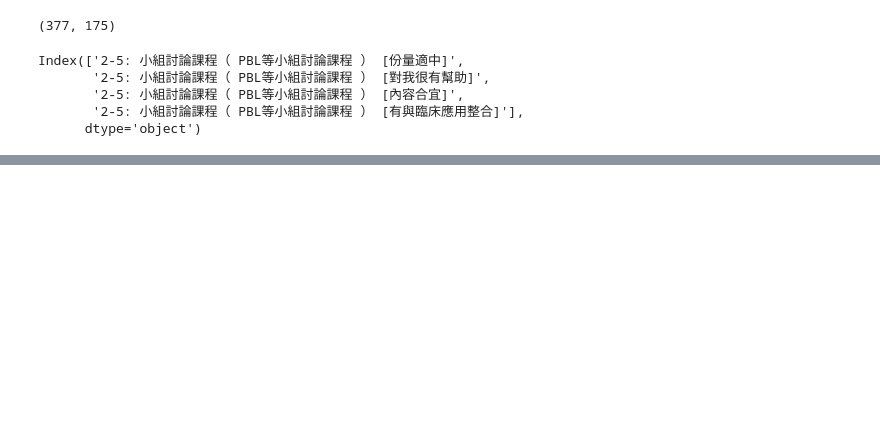
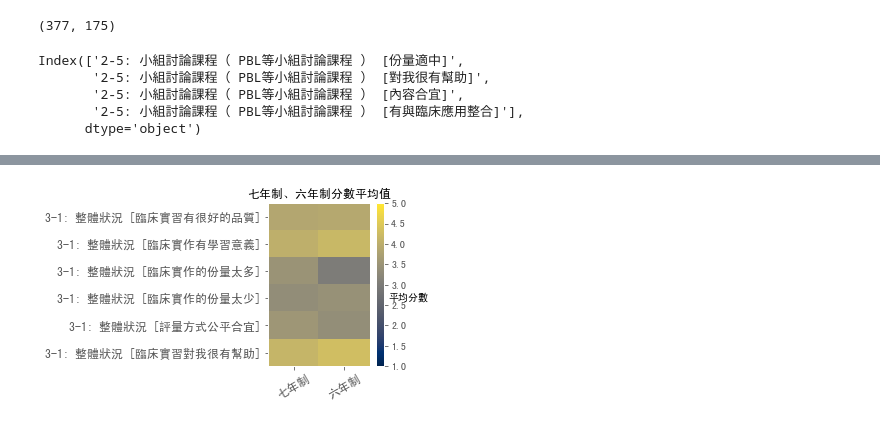
Before and after one commit to algaebrown/datascience, a Jupyter notebook: scome_gq/GQ-102101.ipynb, the cells around one changed output, grey strips where cells are left out. Saved outputs shown, nothing was run; the diff lists cells and outputs as text; code cells hidden in the pictures; blank space fills up the shorter version.

```diff
--- a/scome_gq/GQ-102101.ipynb
+++ b/scome_gq/GQ-102101.ipynb
@@ -129,15 +148,19 @@ df_m # 給你看一下表格本人
 # %%
 # 這裡只是把平均分數塗顏色
-fig = plt.figure(figsize = (5,50))
-ax = fig.add_subplot(1, 2, 1)
-plt.pcolor(df_m, cmap='gist_rainbow', vmin=1, vmax=5)
-plt.title('整體表現綜覽：七年制、六年制分數平均值', fontsize = 'large')
-plt.colorbar()
-ax.set_xticks([0.5,1.5])
-ax.set_xticklabels(df_m.columns.values, fontsize ='large', rotation = 30)
-plt.gca().invert_yaxis()
-ax.set_yticks(np.arange(0.5, df_m.shape[0], 1.0))
-ax.set_yticklabels(list(df_m.index.values), fontsize ='large')
 
-fig.text(0.46, 0.445, '平均分數', va='center', )
+def plot_mean(df, start, end):
+
+    df_m = df.iloc[start:end, :]
+    fig = plt.figure(figsize = (5,(end-start)*0.5))
+    ax = fig.add_subplot(1, 2, 1)
+    plt.pcolor(df_m, cmap='cividis', vmin=1, vmax=5)
+    plt.title('七年制、六年制分數平均值', fontsize = 'large')
+    plt.colorbar()
+    ax.set_xticks([0.5,1.5])
+    ax.set_xticklabels(['七年制', '六年制'], fontsize ='large', rotation = 30)
+    plt.gca().invert_yaxis()
+    ax.set_yticks(np.arange(0.5, df_m.shape[0], 1.0))
+    ax.set_yticklabels(list(df_m.index.values), fontsize ='large')
+
+    fig.text(0.46, 0.445, '平均分數', va='center', )
 # 十分有趣的事情是：六年制在臨床實習的滿意度普遍比七年制高 (雖然沒有檢測 statistical significance)
@@ -146,0 +167,4 @@ Text(0.46, 0.445, '平均分數')
+# %%
+plot_mean(df_m, 60,66)
+# %% [output]
+[figure, added]
```
Also changed, not shown: parts of 18 cells of this notebook, 2 other files.
